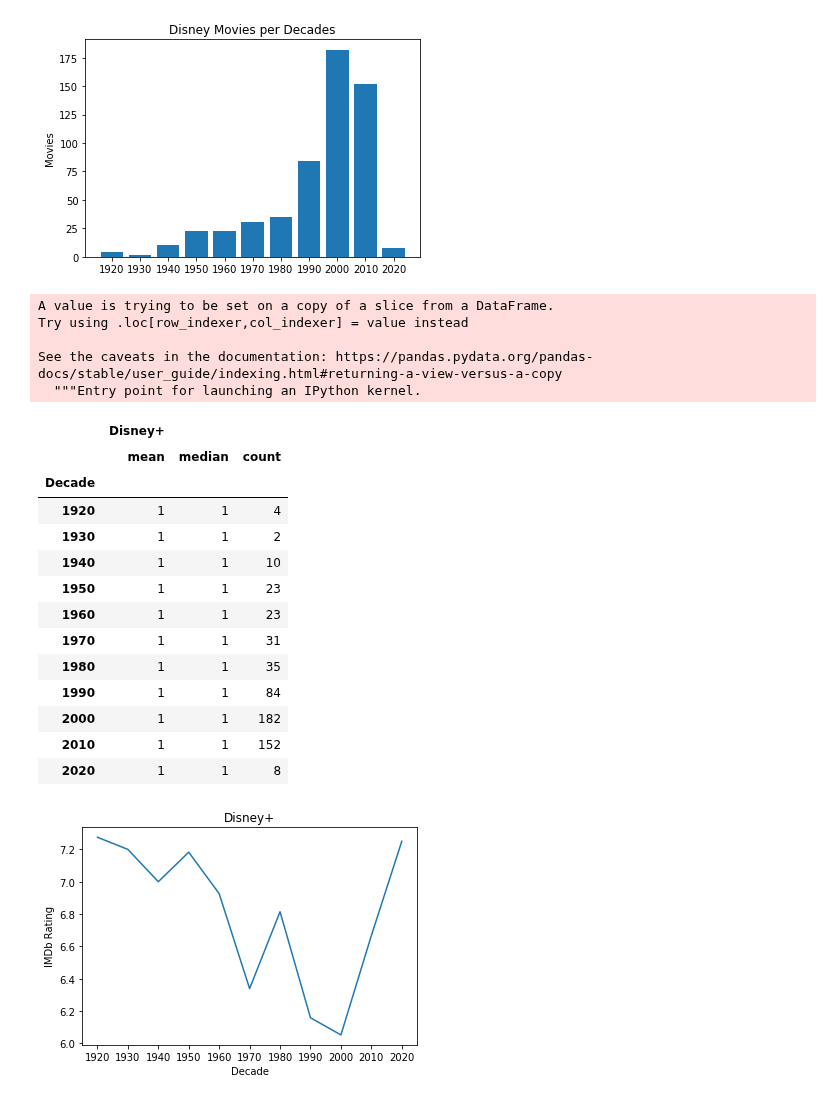
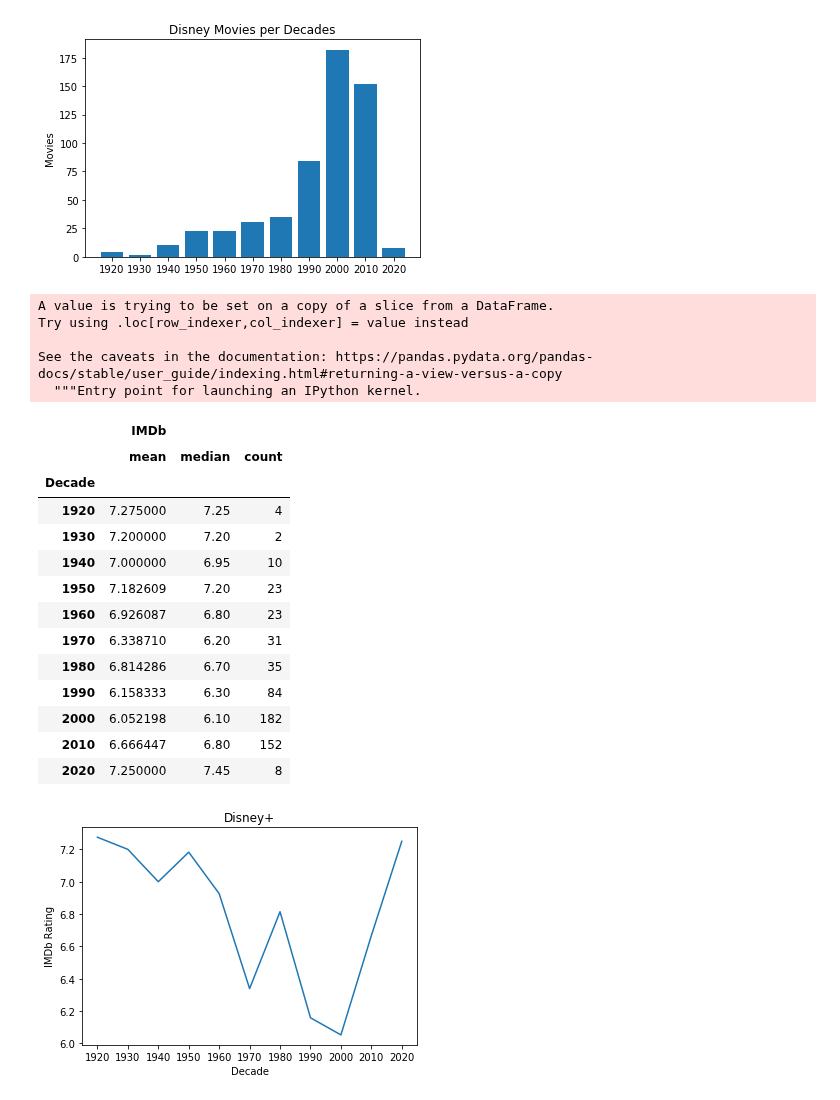
Before and after one commit to trevorguleserian/Project1, a Jupyter notebook: movies_data.ipynb, the cells around one changed output. Cells and saved outputs as stored; diff of their text form; code cells hidden in the pictures.

```diff
--- a/movies_data.ipynb
+++ b/movies_data.ipynb
@@ -259,29 +259,29 @@ plt.show()
 # %%
 disney_df["Decade"] = pd.cut(disney_df['Year'], year_bin, labels=year_names, include_lowest=True)
 
-summary_disney = disney_df.groupby(['Decade']).agg({'Disney+': ['mean', 'median', 'count']})
+summary_disney = disney_df.groupby(['Decade']).agg({'IMDb': ['mean', 'median', 'count']})
 summary_disney = summary_disney.dropna(how='any')
 summary_disney
 # %% [output]
 A value is trying to be set on a copy of a slice from a DataFrame.
 Try using .loc[row_indexer,col_indexer] = value instead
 
 See the caveats in the documentation: https://pandas.pydata.org/pandas-docs/stable/user_guide/indexing.html#returning-a-view-versus-a-copy
   """Entry point for launching an IPython kernel.
-|  | Disney+ |  |  |
+|  | IMDb |  |  |
 |  | mean | median | count |
 | Decade |  |  |  |
-| 1920 | 1 | 1 | 4 |
-| 1930 | 1 | 1 | 2 |
-| 1940 | 1 | 1 | 10 |
-| 1950 | 1 | 1 | 23 |
-| 1960 | 1 | 1 | 23 |
-| 1970 | 1 | 1 | 31 |
-| 1980 | 1 | 1 | 35 |
-| 1990 | 1 | 1 | 84 |
-| 2000 | 1 | 1 | 182 |
-| 2010 | 1 | 1 | 152 |
-| 2020 | 1 | 1 | 8 |
+| 1920 | 7.275000 | 7.25 | 4 |
+| 1930 | 7.200000 | 7.20 | 2 |
+| 1940 | 7.000000 | 6.95 | 10 |
+| 1950 | 7.182609 | 7.20 | 23 |
+| 1960 | 6.926087 | 6.80 | 23 |
+| 1970 | 6.338710 | 6.20 | 31 |
+| 1980 | 6.814286 | 6.70 | 35 |
+| 1990 | 6.158333 | 6.30 | 84 |
+| 2000 | 6.052198 | 6.10 | 182 |
+| 2010 | 6.666447 | 6.80 | 152 |
+| 2020 | 7.250000 | 7.45 | 8 |
 # %%
 tick_locations = [0, 1, 2, 3, 4, 5, 6, 7, 8, 9, 10]
 disney_line = disney_df.groupby(['Decade']).agg({'IMDb': ['mean']})
```
Also changed, not shown: parts of 1 cell of this notebook, 4 other files.
